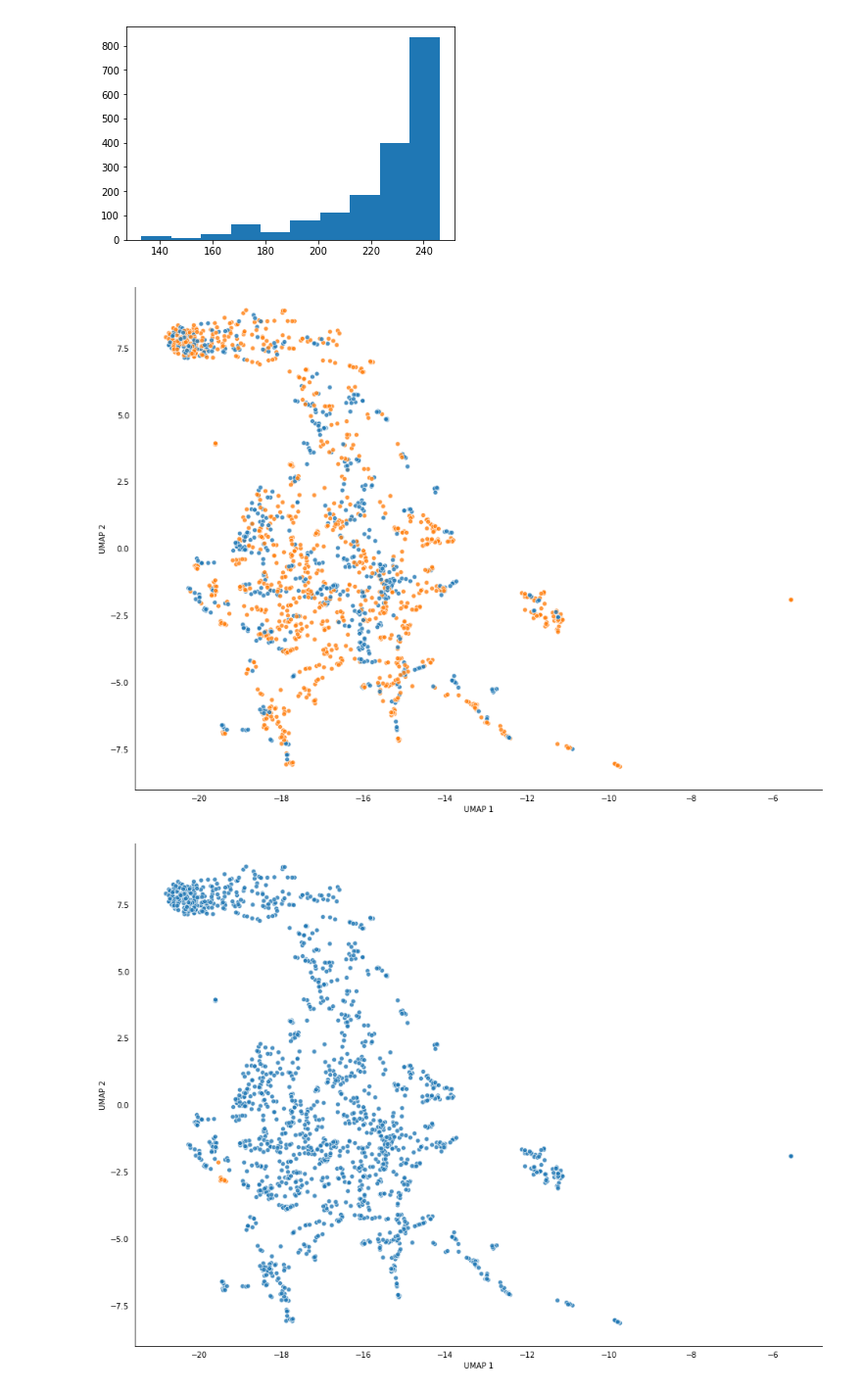
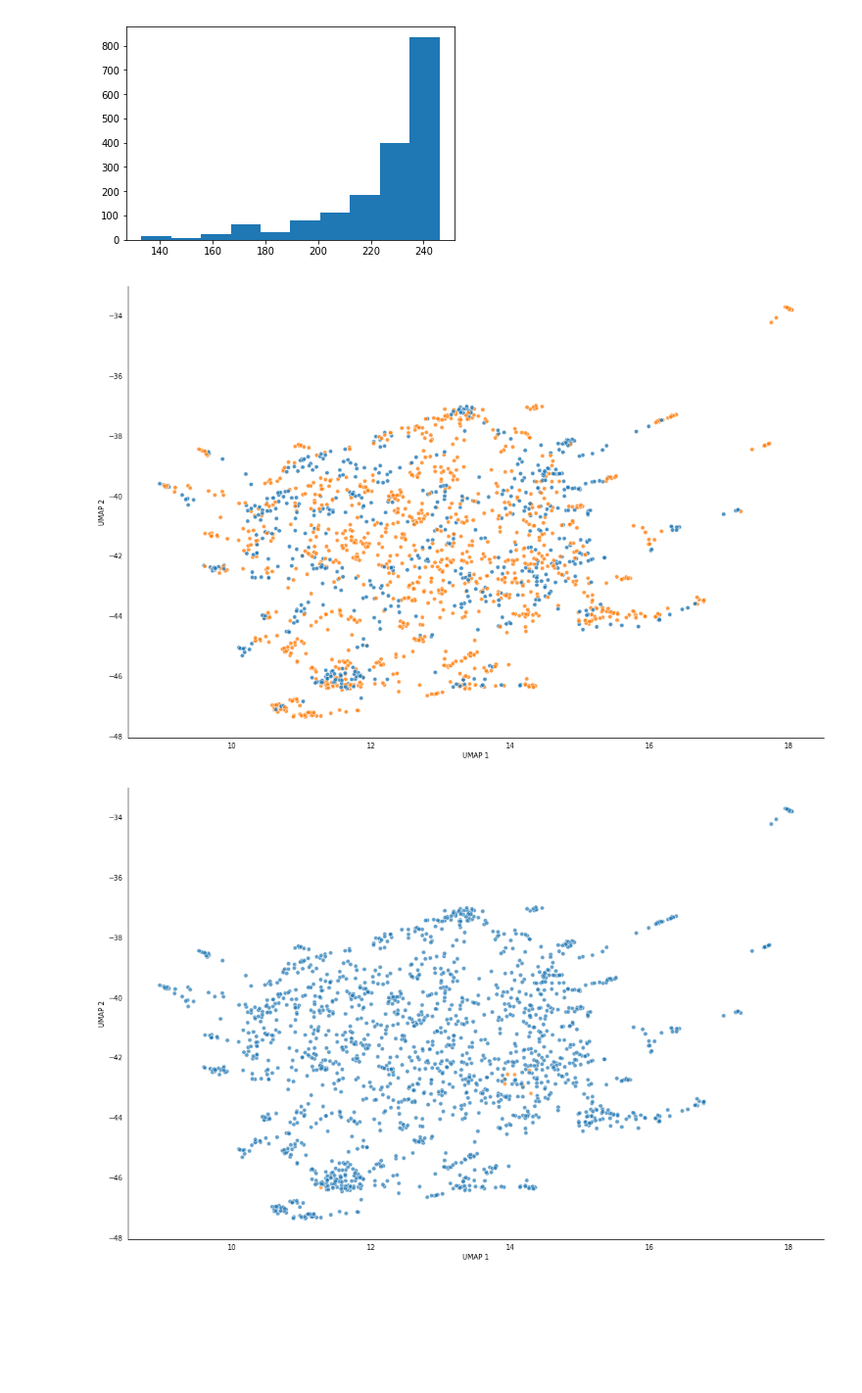
Before and after one commit to gomezlab/kinotypeClusteringAndRegression, a Jupyter notebook: src/reg_01_kinotypeEmbeddings.ipynb, the cells around one changed output. Shown at 98% size. Drawn from its saved outputs; the diff is of its cells as text; code cells hidden in the pictures; blank space fills up the shorter version.

```diff
--- a/src/reg_01_kinotypeEmbeddings.ipynb
+++ b/src/reg_01_kinotypeEmbeddings.ipynb
@@ -401,7 +401,7 @@ c = LabelEncoder().fit_transform(merged_df.Drug)
 drug_ids = dict(zip(c,merged_df.Drug.tolist()))
 growth = merged_df.Growth
 
-umap_X = merged_df.drop(['Drug', 'Concentration', 'Growth'], axis=1).reset_index()
+umap_X = merged_df.drop(['Drug', 'Concentration', 'Growth'], axis=1)
 hue = merged_df.Drug
 print(umap_X.shape)
 umap_X.head()
@@ -419,7 +428,9 @@ from umap import UMAP
 # %%
 import seaborn as sns
 # %%
-u_drug = UMAP(metric='cosine', n_neighbors=25, min_dist=.2)
+u_drug = UMAP(metric='cosine', n_neighbors=100, min_dist=.25)
+#u_drug = Isomap(n_neighbors=25)
+#u_drug = SpectralEmbedding(n_neighbors=25)
 
 u_coords = u_drug.fit_transform(umap_X)
 # %%
@@ -521,7 +532,7 @@ plt.hist(np.sum((merged_df == 0).iloc[:,3:].values, axis=1))
  <a list of 10 Patch objects>)
 [figure]
 # %%
-fig, ax = plt.subplots(figsize=(16,12))\
+fig, ax = plt.subplots(figsize=(18,12))\
 
 cmap = sns.cubehelix_palette(dark=.3, light=.8, as_cmap=True)
 sns.scatterplot(x=u_coords[:, 0].tolist(), y=u_coords[:, 1].tolist(), hue=growth.isna(), ax=ax, cmap='viridis', alpha=.8)
@@ -543,29 +554,29 @@ ax.legend().remove()
 
 plt.show()
 # %% [output]
-[figure, old version]
+[figure, new version]
 # %%
-fig, ax = plt.subplots(figsize=(16,12))\
+fig, ax = plt.subplots(figsize=(18,12))\
 
 cmap = sns.cubehelix_palette(dark=.3, light=.8, as_cmap=True)
-sns.scatterplot(x=u_coords[:, 0].tolist(), y=u_coords[:, 1].tolist(), hue=merged_df.Drug == "abemaciclib", ax=ax, cmap='viridis', alpha=.8)
+sns.scatterplot(x=u_coords[:, 0].tolist(), y=u_coords[:, 1].tolist(), hue=merged_df.Drug == "abemaciclib", ax=ax, cmap='viridis', alpha=.7)
 
 plt.tick_params(axis='x', which='both', bottom=False, top=False)
 plt.tick_params(axis='y', which='both', right=False, left=False)
 
 for pos in ['right','top']:
     plt.gca().spines[pos].set_visible(False)
 
 plt.xlabel('UMAP 1')
 plt.ylabel('UMAP 2')
 
 #for i, row in plot_text.iterrows():
 #    plt.annotate(row.name, (row[0], row[1]))
 
 ax.legend().remove()
 #plt.legend(bbox_to_anchor=(.5, -.35), loc=8, ncol=8)
 
 plt.show()
 # %% [output]
-[figure, old version]
+[figure, new version]
 # %%
```
Also changed, not shown: parts of 24 cells of this notebook.
